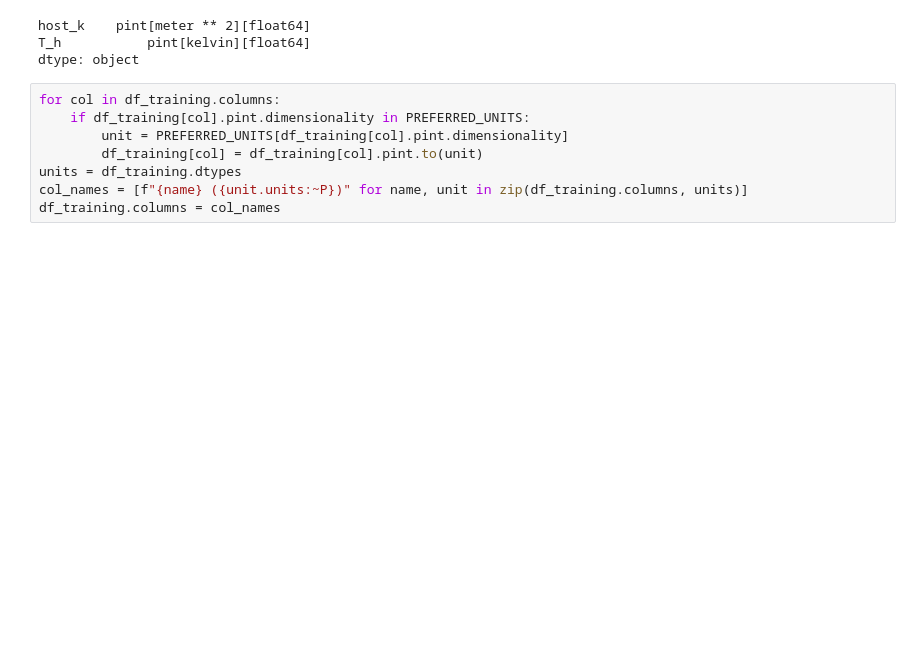
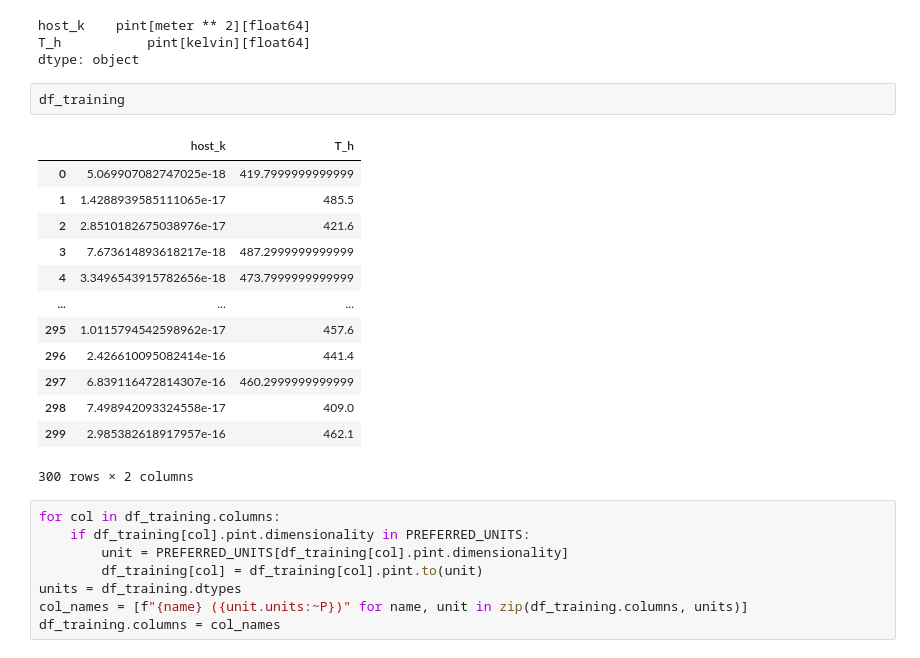
Before and after one commit to sito115/NIRB_FaultConvection, a Jupyter notebook: notebooks/A_plot_samples.ipynb, the cells around one changed output. Cells and saved outputs as stored; diff of their text form; blank space fills up the shorter version.

```diff
--- a/notebooks/A_plot_samples.ipynb
+++ b/notebooks/A_plot_samples.ipynb
@@ -27,6 +27,22 @@ df_training.dtypes
 host_k    pint[meter ** 2][float64]
 T_h           pint[kelvin][float64]
 dtype: object
+# %%
+df_training
+# %% [output]
+|  | host_k | T_h |
+| 0 | 5.069907082747025e-18 | 419.7999999999999 |
+| 1 | 1.4288939585111065e-17 | 485.5 |
+| 2 | 2.8510182675038976e-17 | 421.6 |
+| 3 | 7.673614893618217e-18 | 487.2999999999999 |
+| 4 | 3.3496543915782656e-18 | 473.7999999999999 |
+| ... | ... | ... |
+| 295 | 1.0115794542598962e-17 | 457.6 |
+| 296 | 2.426610095082414e-16 | 441.4 |
+| 297 | 6.839116472814307e-16 | 460.2999999999999 |
+| 298 | 7.498942093324558e-17 | 409.0 |
+| 299 | 2.985382618917957e-16 | 462.1 |
+300 rows × 2 columns
 # %%
 for col in df_training.columns:
     if df_training[col].pint.dimensionality in PREFERRED_UNITS:
```
Also changed, not shown: parts of 6 cells of this notebook, 2 other files.
